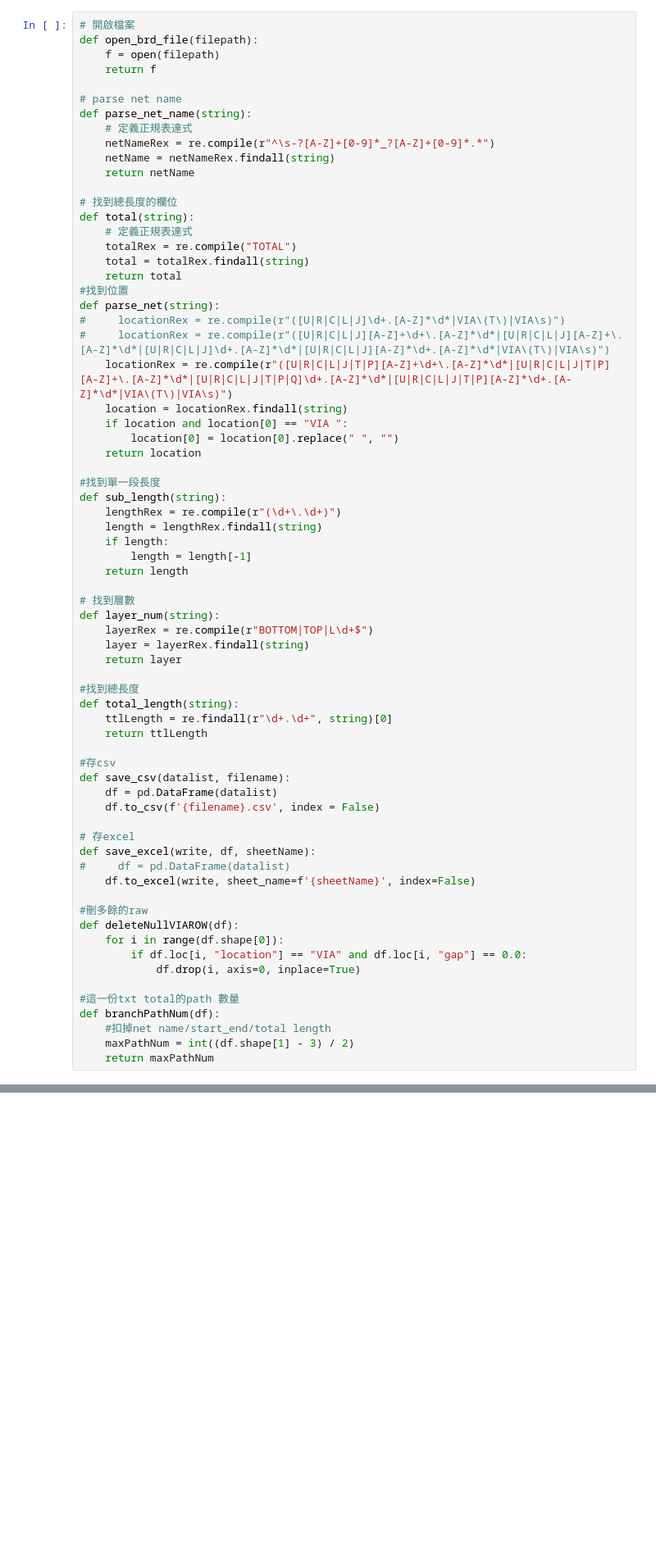
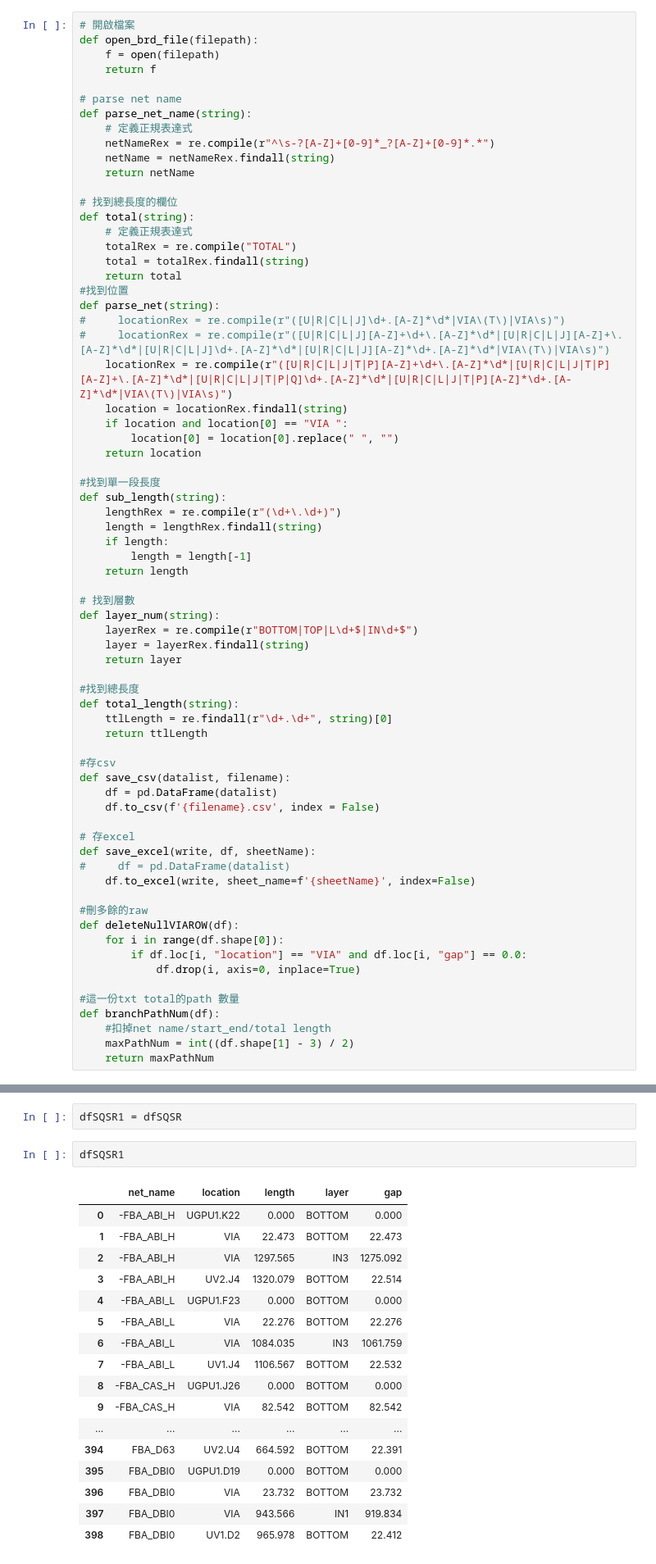
Before and after one commit to aiaisun/HW_TLC, a Jupyter notebook: TLC_debug.ipynb, the cells around one changed output, grey strips where cells are left out. Shown at 82% size. Cells and saved outputs as stored; diff of their text form; blank space fills up the shorter version.

```diff
--- a/TLC_debug.ipynb
+++ b/TLC_debug.ipynb
@@ -42,7 +42,7 @@ def sub_length(string):
 
 # 找到層數
 def layer_num(string):
-    layerRex = re.compile(r"BOTTOM|TOP|L\d+$")
+    layerRex = re.compile(r"BOTTOM|TOP|L\d+$|IN\d+$")
     layer = layerRex.findall(string)
     return layer
 
@@ -169,0 +252,22 @@ ationRex = re.compile(r"(
+# %%
+dfSQSR1 = dfSQSR
+# %%
+dfSQSR1
+# %% [output]
+|  | net_name | location | length | layer | gap |
+| 0 | -FBA_ABI_H | UGPU1.K22 | 0.000 | BOTTOM | 0.000 |
+| 1 | -FBA_ABI_H | VIA | 22.473 | BOTTOM | 22.473 |
+| 2 | -FBA_ABI_H | VIA | 1297.565 | IN3 | 1275.092 |
+| 3 | -FBA_ABI_H | UV2.J4 | 1320.079 | BOTTOM | 22.514 |
+| 4 | -FBA_ABI_L | UGPU1.F23 | 0.000 | BOTTOM | 0.000 |
+| 5 | -FBA_ABI_L | VIA | 22.276 | BOTTOM | 22.276 |
+| 6 | -FBA_ABI_L | VIA | 1084.035 | IN3 | 1061.759 |
+| 7 | -FBA_ABI_L | UV1.J4 | 1106.567 | BOTTOM | 22.532 |
+| 8 | -FBA_CAS_H | UGPU1.J26 | 0.000 | BOTTOM | 0.000 |
+| 9 | -FBA_CAS_H | VIA | 82.542 | BOTTOM | 82.542 |
+| ... | ... | ... | ... | ... | ... |
+| 394 | FBA_D63 | UV2.U4 | 664.592 | BOTTOM | 22.391 |
+| 395 | FBA_DBI0 | UGPU1.D19 | 0.000 | BOTTOM | 0.000 |
+| 396 | FBA_DBI0 | VIA | 23.732 | BOTTOM | 23.732 |
+| 397 | FBA_DBI0 | VIA | 943.566 | IN1 | 919.834 |
+| 398 | FBA_DBI0 | UV1.D2 | 965.978 | BOTTOM | 22.412 |
```
Also changed, not shown: parts of 13 cells of this notebook, 3 other files.
